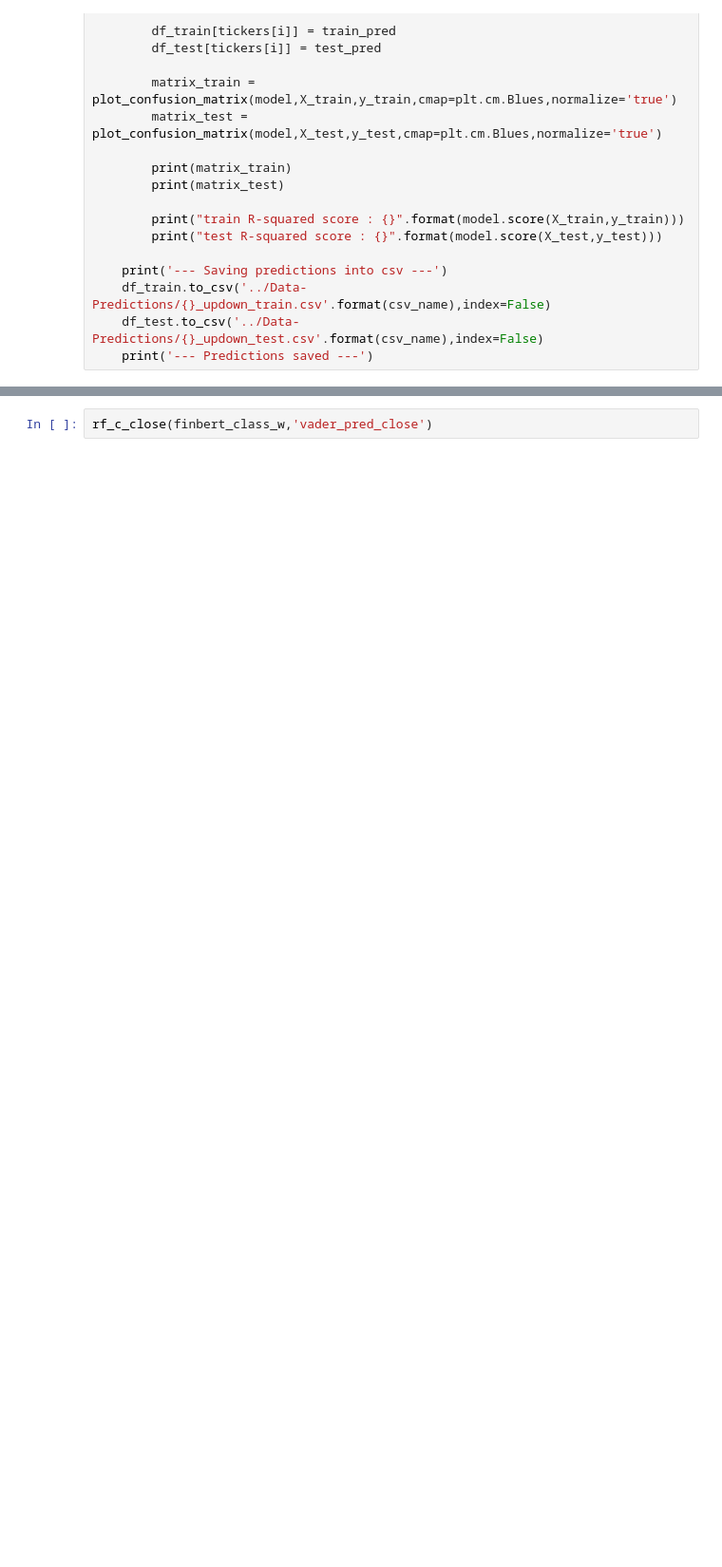
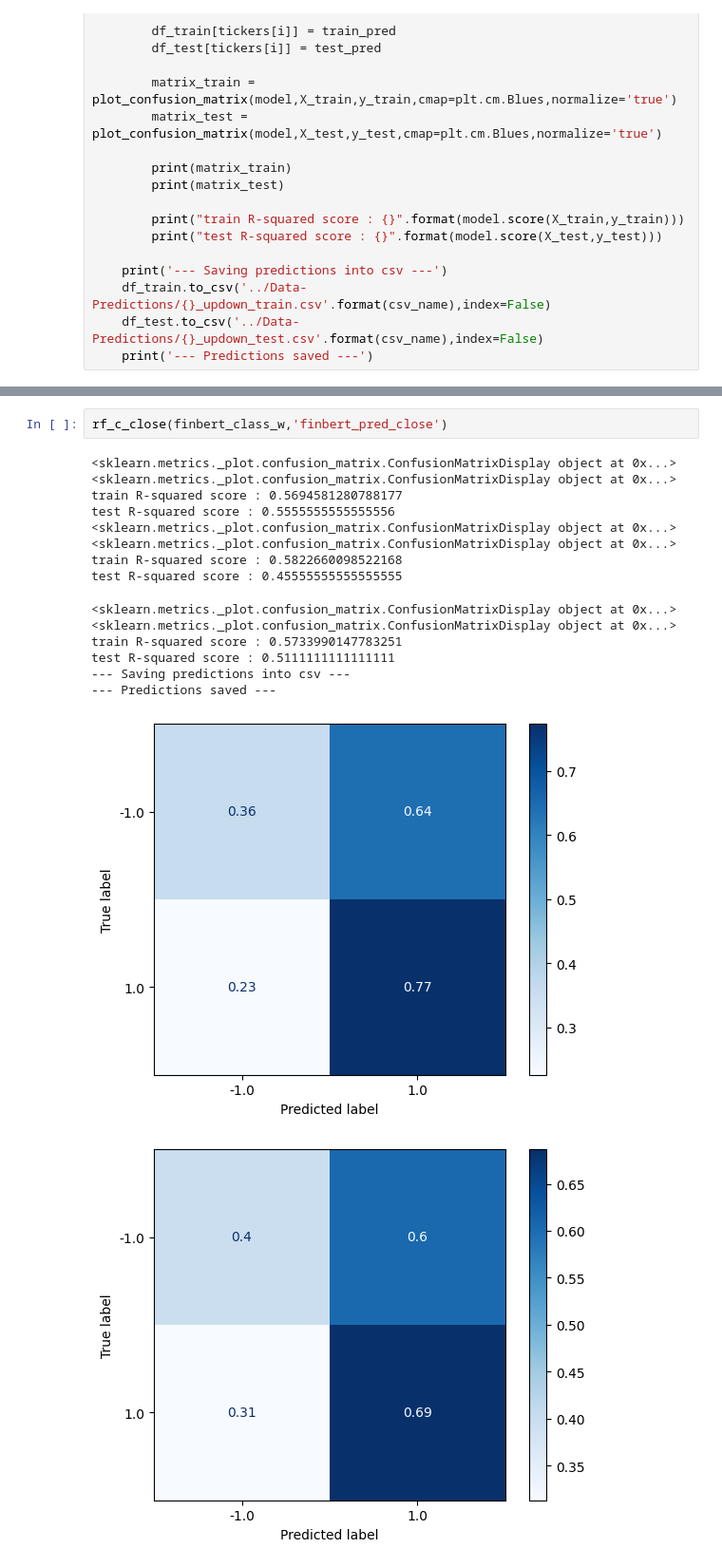
Before and after one commit to eltontay/Stock-Returns-Prediction-ML-Textual-Analysis, a Jupyter notebook: Data-Analysis/Text-Analysis.ipynb, the cells around one changed output, grey strips where cells are left out. Shown at 95% size. Cells and saved outputs as stored; diff of their text form; blank space fills up the shorter version.

```diff
--- a/Data-Analysis/Text-Analysis.ipynb
+++ b/Data-Analysis/Text-Analysis.ipynb
@@ -330,2 +597,19 @@ rf_c_close(flair_class_w,'flair_pred_close')
 # %%
-rf_c_close(finbert_class_w,'vader_pred_close')
+rf_c_close(finbert_class_w,'finbert_pred_close')
+# %% [output]
+<sklearn.metrics._plot.confusion_matrix.ConfusionMatrixDisplay object at 0x...>
+<sklearn.metrics._plot.confusion_matrix.ConfusionMatrixDisplay object at 0x...>
+train R-squared score : 0.5694581280788177
+test R-squared score : 0.5555555555555556
+<sklearn.metrics._plot.confusion_matrix.ConfusionMatrixDisplay object at 0x...>
+<sklearn.metrics._plot.confusion_matrix.ConfusionMatrixDisplay object at 0x...>
+train R-squared score : 0.5822660098522168
+test R-squared score : 0.45555555555555555
+<sklearn.metrics._plot.confusion_matrix.ConfusionMatrixDisplay object at 0x...>
+<sklearn.metrics._plot.confusion_matrix.ConfusionMatrixDisplay object at 0x...>
+train R-squared score : 0.5733990147783251
+test R-squared score : 0.5111111111111111
+--- Saving predictions into csv ---
+--- Predictions saved ---
+[figure, added]
+[figure, added]
```
Also changed, not shown: parts of 25 cells of this notebook, 18 other files.
